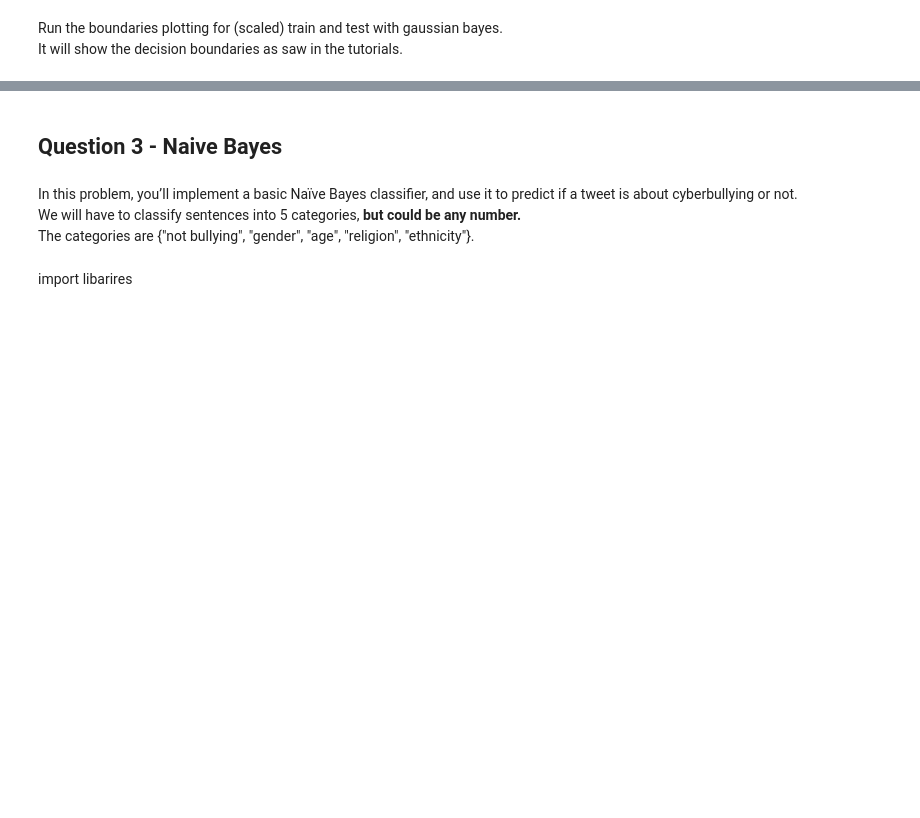
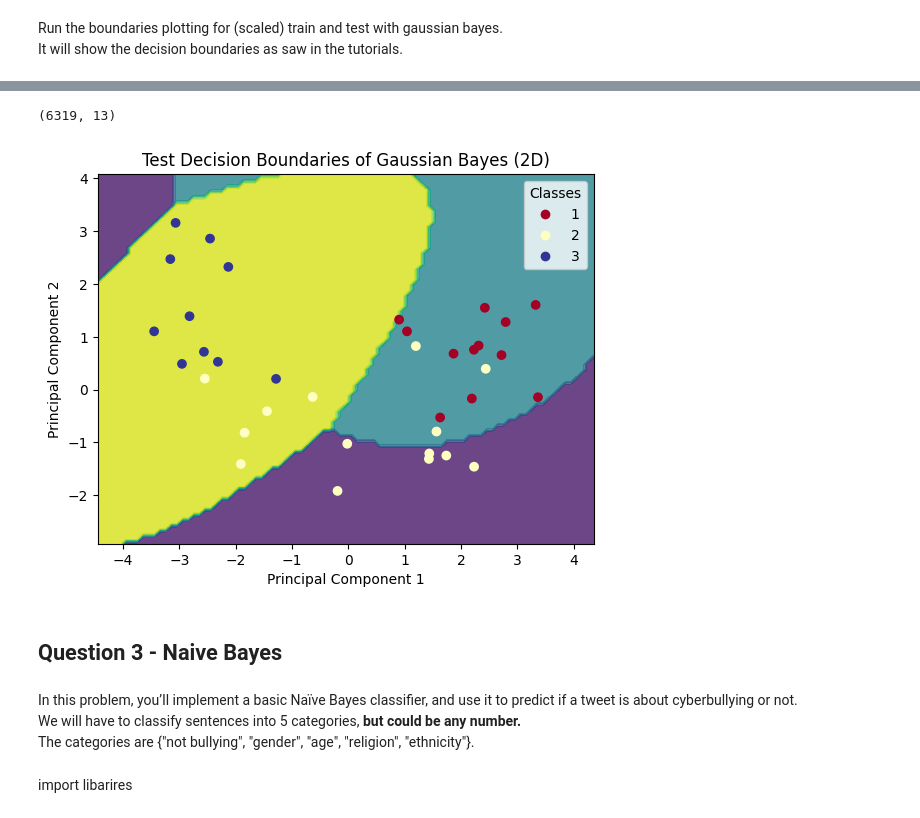
Before and after one commit to ordinary813/ordinaryLib, a Jupyter notebook: Machine learning/HW1.ipynb, the cells around one changed output, grey strips where cells are left out. Drawn from its saved outputs; the diff is of its cells as text; code cells hidden in the pictures; blank space fills up the shorter version.

```diff
--- a/Machine learning/HW1.ipynb
+++ b/Machine learning/HW1.ipynb
@@ -405,34 +410,37 @@ plt.show()
 from sklearn.decomposition import PCA
 from tqdm import tqdm
 
 # Reduce the dimensionality of the data to 2 using PCA
-X_reduced = pca.transform(x_test_scaled)
+X_reduced = pca.transform(X_test_scaled)
 
 # Create a grid of points for visualization in the reduced 2D space
 x_min, x_max = X_reduced[:, 0].min() - 1, X_reduced[:, 0].max() + 1
 y_min, y_max = X_reduced[:, 1].min() - 1, X_reduced[:, 1].max() + 1
 xx, yy = np.meshgrid(np.arange(x_min, x_max, 0.1), np.arange(y_min, y_max, 0.1))
 
 # Use the GNB model to predict class labels for the grid points in the original 13D space
 grid_points = pca.inverse_transform(np.c_[xx.ravel(), yy.ravel()])
 print(grid_points.shape)
 Z = np.zeros(len(grid_points))
 for idx, test_point in tqdm(enumerate(grid_points)):
   Z[idx] = classify_point_gaussian_bayes(test_point)
 Z = Z.reshape(xx.shape)
 
 # Plot the decision boundaries and the data points in the reduced 2D space
 plt.contourf(xx, yy, Z, alpha=0.8)
 scatter = plt.scatter(X_reduced[:, 0], X_reduced[:, 1], c=y_test, cmap=plt.cm.RdYlBu)
 plt.xlabel('Principal Component 1')
 plt.ylabel('Principal Component 2')
 
 # Add a legend
 handles, labels = scatter.legend_elements()
 plt.legend(handles, labels, title='Classes')
 
 plt.title('Test Decision Boundaries of Gaussian Bayes (2D)')
 plt.show()
+# %% [output]
+(6319, 13)
+[figure, added]
 # %% [markdown]
 ## Question 3 - Naive Bayes
 # %% [markdown]
```
Also changed, not shown: parts of 5 cells of this notebook.
